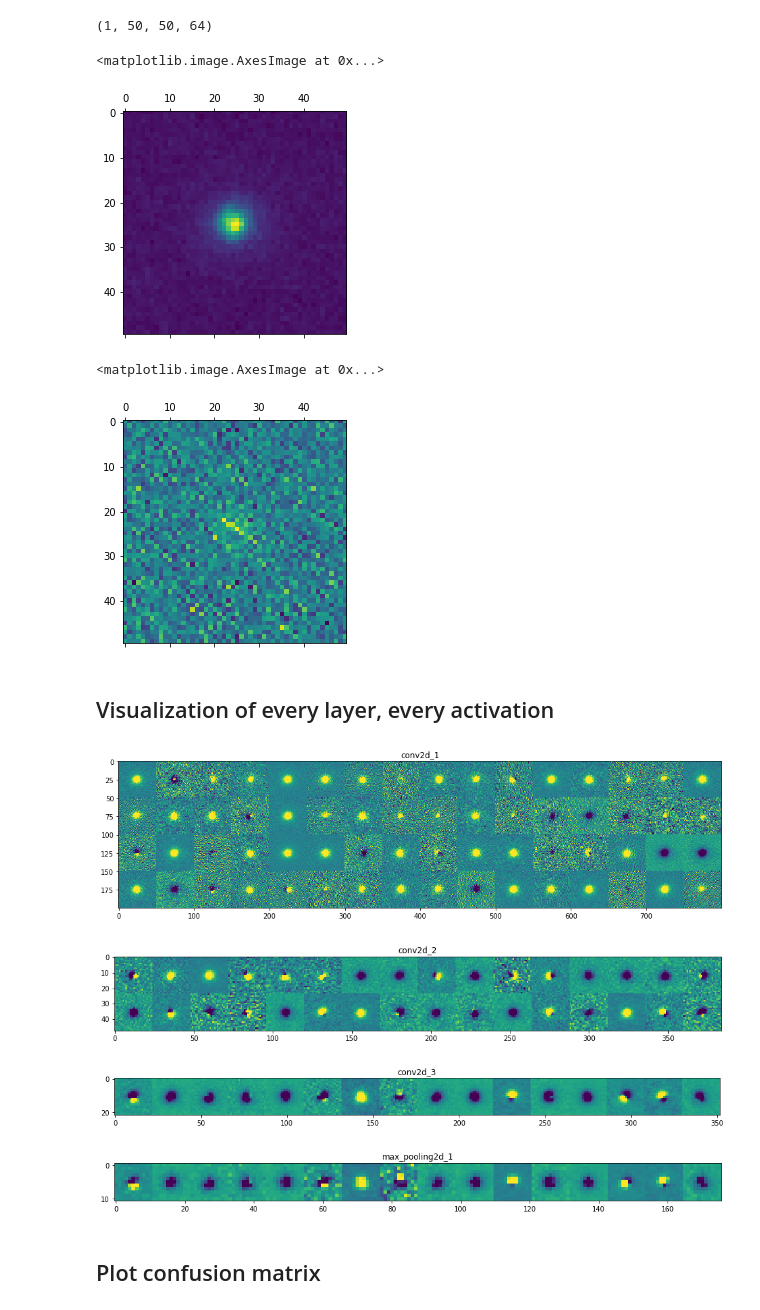
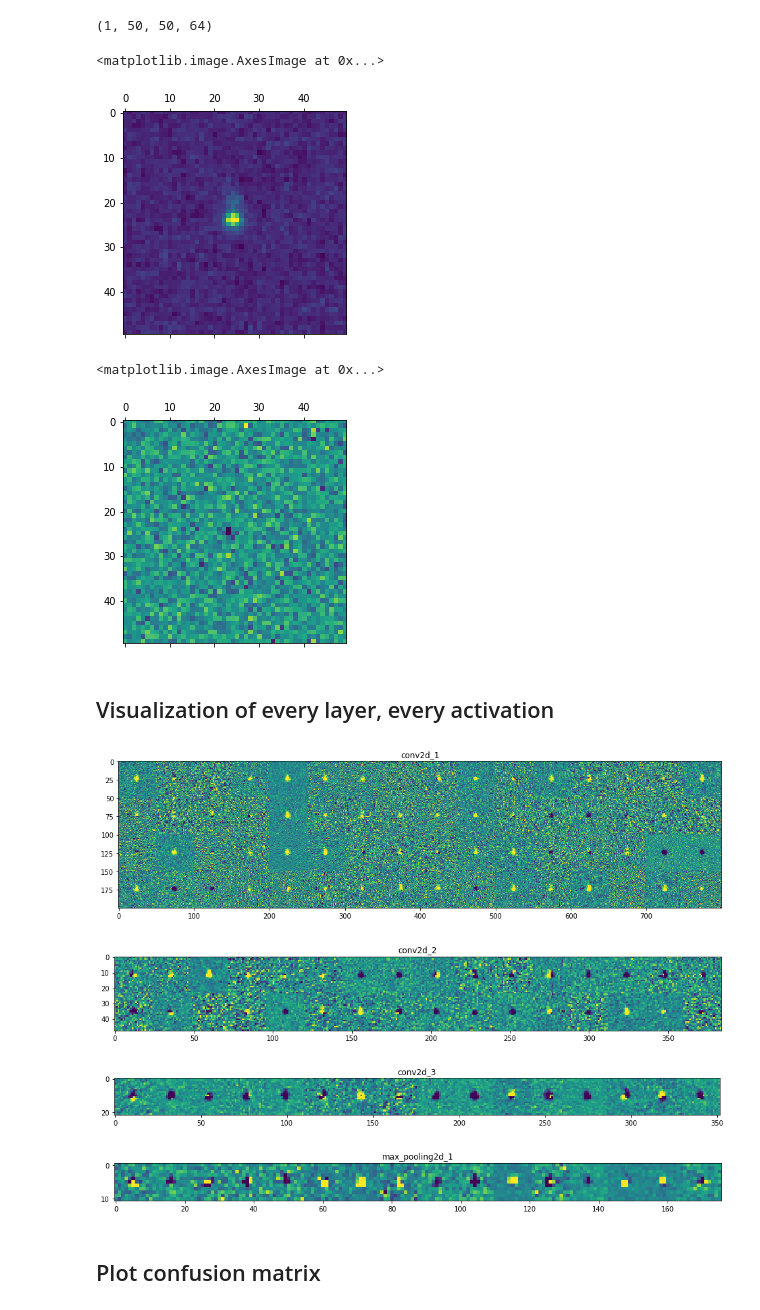
Before and after one commit to agoila/strong-lenses, a Jupyter notebook: Visualization.ipynb, the cells around one changed output. Drawn from its saved outputs; the diff is of its cells as text; code cells hidden in the pictures.

Commit message:
images

```diff
--- a/Visualization.ipynb
+++ b/Visualization.ipynb
@@ -131,5 +131,5 @@ labels[185]
 # %%
-img = PIL.Image.fromarray(data[185])
+img = PIL.Image.fromarray(data[15])
 # %%
 img_tensor = image.img_to_array(img)
 img_tensor = np.expand_dims(img_tensor, axis=0)
@@ -153,52 +153,53 @@ first_layer_activation.shape
 plt.matshow(first_layer_activation[0, :, :, 15], cmap='viridis')
 # %% [output]
 <matplotlib.image.AxesImage at 0x...>
-[figure, old version]
+[figure, new version]
 # %%
 plt.matshow(first_layer_activation[0, :, :, 7], cmap='viridis')
 # %% [output]
 <matplotlib.image.AxesImage at 0x...>
-[figure, old version]
+[figure, new version]
 # %% [markdown]
 ## Visualization of every layer, every activation
 # %%
 layer_names = []
+
 for layer in model.layers[:4]:
     layer_names.append(layer.name)
 
 images_per_row = 16
 
 for layer_name, layer_activation in zip(layer_names, activations):
 
     n_features = layer_activation.shape[-1]
     size = layer_activation.shape[1]
     n_cols = n_features // images_per_row
     display_grid = np.zeros((size*n_cols, images_per_row*size))
 
     for col in range(n_cols):
         for row in range(images_per_row):
             channel_image = layer_activation[0, :, :, col*images_per_row + row]
 
             channel_image -= channel_image.mean()
             channel_image /= channel_image.std()
             channel_image *= 64
             channel_image += 128
             channel_image = np.clip(channel_image, 0, 255).astype('uint8')
 
             display_grid[col*size : (col+1)*size, row*size : (row+1)*size] = channel_image
 
     scale = 1./size
     plt.figure(figsize=(scale*display_grid.shape[1],
                         scale*display_grid.shape[0]))
     plt.title(layer_name)
     plt.grid(False)
     plt.imshow(display_grid, aspect='auto', cmap='viridis')
-    plt.imsave(f'{PATH}fp.jpg', display_grid)
+    plt.imsave(f'{layer_name}.jpg', display_grid)
 # %% [output]
-[figure, old version]
+[figure, new version]
-[figure, old version]
+[figure, new version]
-[figure, old version]
+[figure, new version]
-[figure, old version]
+[figure, new version]
 # %% [markdown]
 ## Plot confusion matrix
 # %%
```
Also changed, not shown: parts of 5 cells of this notebook, 9 other files.
